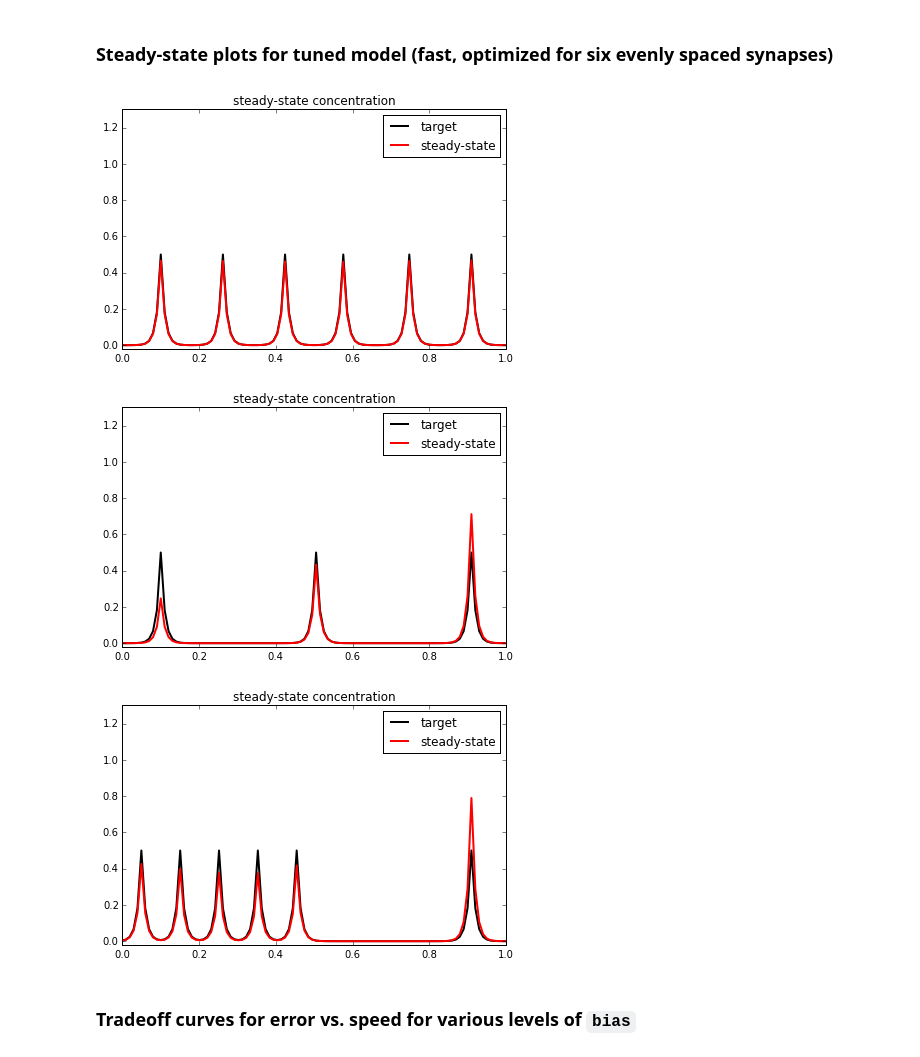
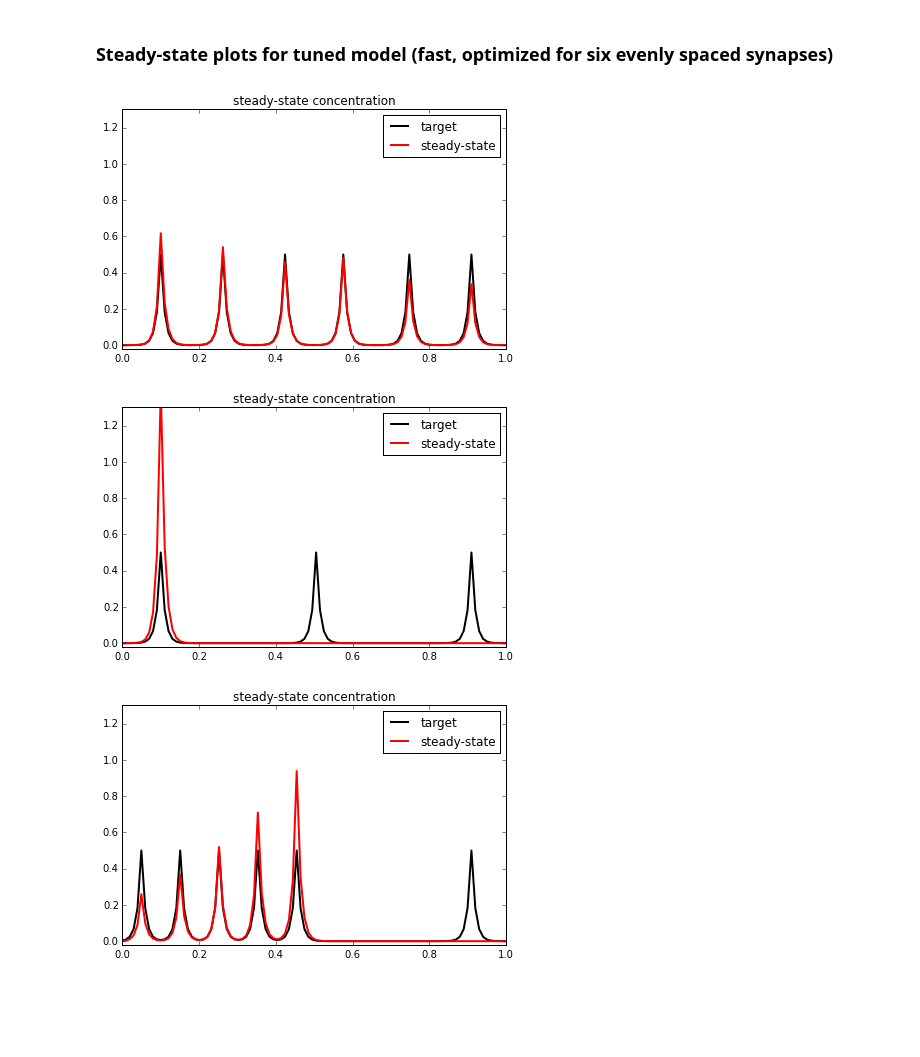
Before and after one commit to toleary/Williams-etal-Synaptic-Transport, a Jupyter notebook: code/06_cable_heterosynaptic/final-alternate.ipynb, the cells around one changed output. Drawn from its saved outputs; the diff is of its cells as text; code cells hidden in the pictures; blank space fills up the shorter version.

```diff
--- a/code/06_cable_heterosynaptic/final-alternate.ipynb
+++ b/code/06_cable_heterosynaptic/final-alternate.ipynb
@@ -198,12 +190,10 @@ save_steady_state('B3',6,timescale=1e-2,syn_loc=[0.05,0.15,0.25,0.35,0.45,0.9])
 # %% [markdown]
 ### Steady-state plots for tuned model (fast, optimized for six evenly spaced synapses)
 # %%
-save_steady_state('C1',6,bias=0.032,timescale=1e-2)
-save_steady_state('C2',3,bias=0.032,timescale=1e-2)
-save_steady_state('C3',6,bias=0.032,timescale=1e-2,syn_loc=[0.05,0.15,0.25,0.35,0.45,0.9])
+save_steady_state('C1',6,bias=0.01,timescale=1e-5)
+save_steady_state('C2',3,bias=0.01,timescale=1e-5)
+save_steady_state('C3',6,bias=0.01,timescale=1e-5,syn_loc=[0.05,0.15,0.25,0.35,0.45,0.9])
 # %% [output]
-[figure, old version]
+[figure, new version]
-[figure, old version]
+[figure, new version]
-[figure, old version]
+[figure, new version]
-# %% [markdown]
-### Tradeoff curves for error vs. speed for various levels of `bias`
```
Also changed, not shown: parts of 9 cells of this notebook, 7 other files.
